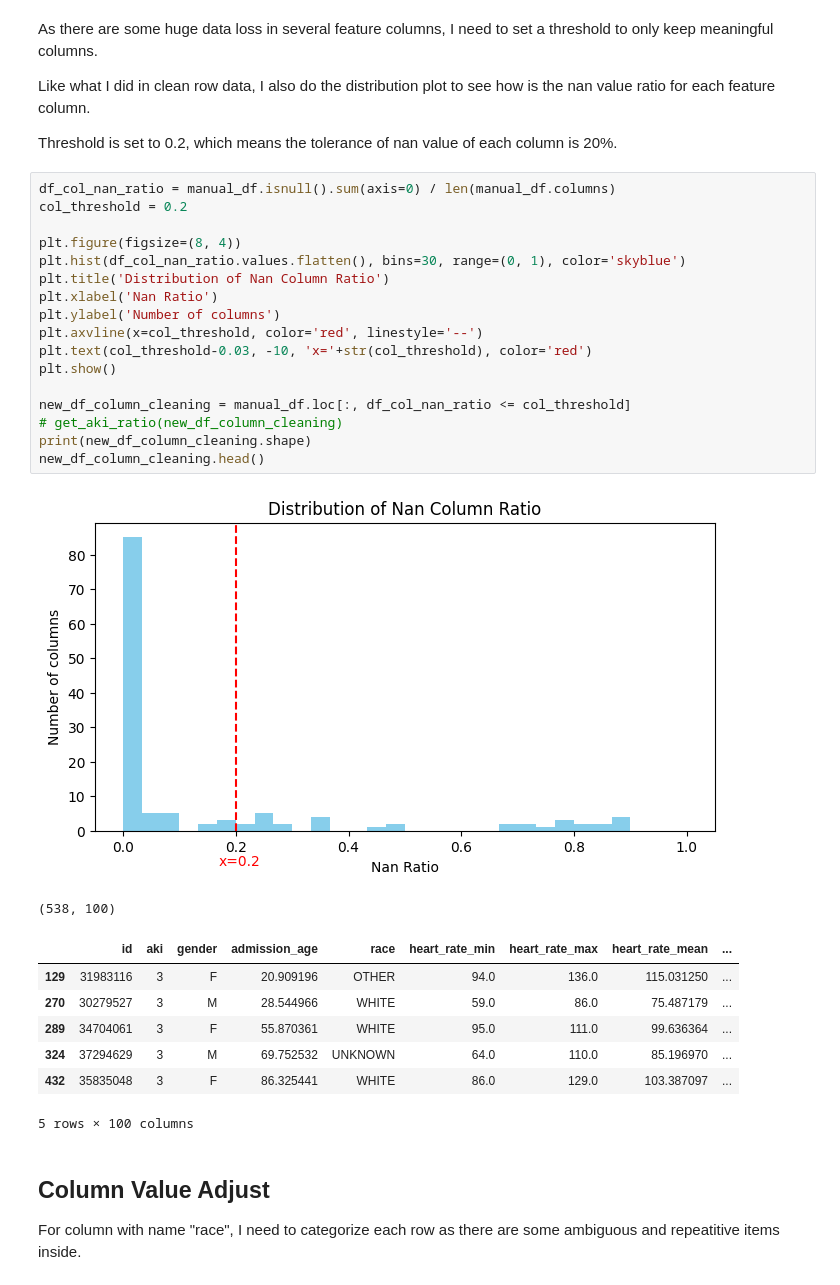
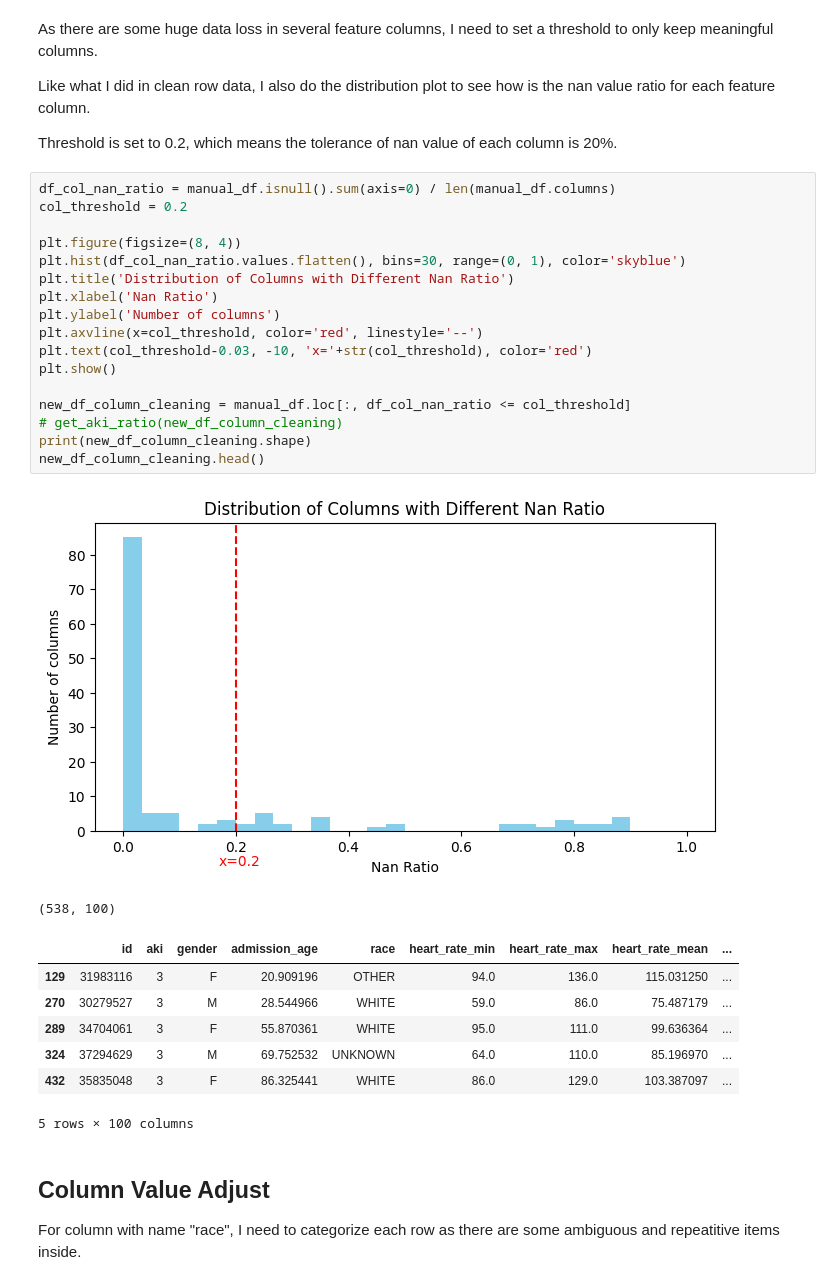
Before and after one commit to NUSLCC/SPH_Assignment1, a Jupyter notebook: assignment1.ipynb, the cells around one changed output. Saved outputs shown, nothing was run; the diff lists cells and outputs as text.

```diff
--- a/assignment1.ipynb
+++ b/assignment1.ipynb
@@ -153,22 +160,22 @@ Threshold is set to 0.2, which means the tolerance of nan value of each column i
 # %%
 df_col_nan_ratio = manual_df.isnull().sum(axis=0) / len(manual_df.columns)
 col_threshold = 0.2
 
 plt.figure(figsize=(8, 4))
 plt.hist(df_col_nan_ratio.values.flatten(), bins=30, range=(0, 1), color='skyblue')
-plt.title('Distribution of Nan Column Ratio')
+plt.title('Distribution of Columns with Different Nan Ratio')
 plt.xlabel('Nan Ratio')
 plt.ylabel('Number of columns')
 plt.axvline(x=col_threshold, color='red', linestyle='--')
 plt.text(col_threshold-0.03, -10, 'x='+str(col_threshold), color='red')
 plt.show()
 
 new_df_column_cleaning = manual_df.loc[:, df_col_nan_ratio <= col_threshold]
 # get_aki_ratio(new_df_column_cleaning)
 print(new_df_column_cleaning.shape)
 new_df_column_cleaning.head()
 # %% [output]
-[figure, old version]
+[figure, new version]
 (538, 100)
 |  | id | aki | gender | admission_age | race | heart_rate_min | heart_rate_max | heart_rate_mean | ... |
 | 129 | 31983116 | 3 | F | 20.909196 | OTHER | 94.0 | 136.0 | 115.031250 | ... |
```
Also changed, not shown: parts of 5 cells of this notebook.
